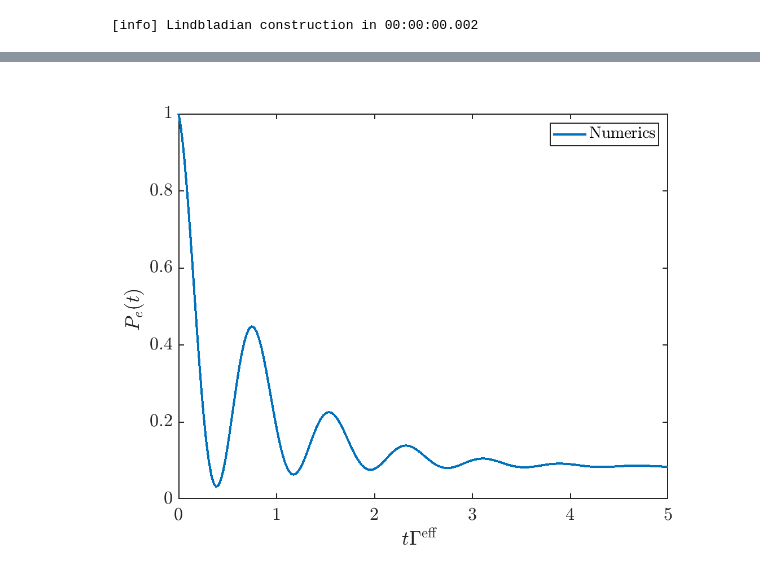
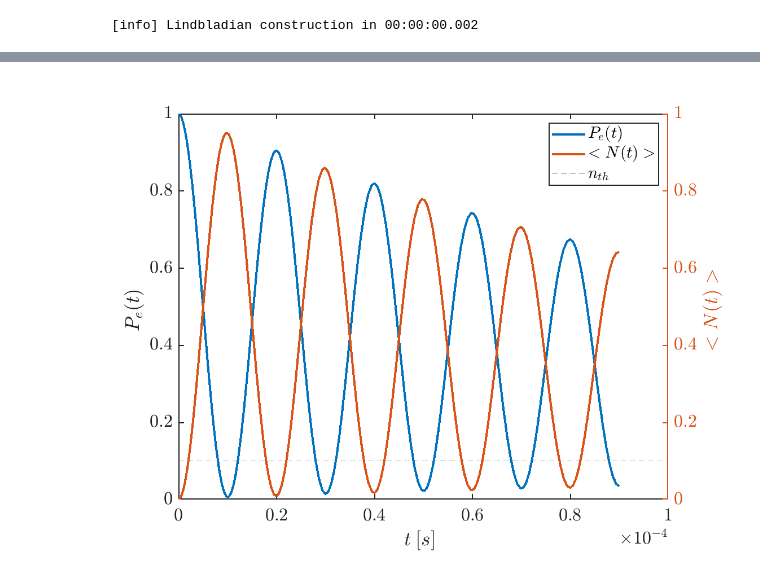
Before and after one commit to p-pietro/tp4-exercises, a Jupyter notebook: matlab/cavity.ipynb, the cells around one changed output, grey strips where cells are left out. Drawn from its saved outputs; the diff is of its cells as text; code cells hidden in the pictures.

```diff
--- a/matlab/cavity.ipynb
+++ b/matlab/cavity.ipynb
@@ -42,10 +85,17 @@ stopWatch(startTime,'  [info] Lindbladian construction in ');
 # %% [output]
   [info] Lindbladian construction in 00:00:00.002
 # %%
+startTime = stopWatch();
+% Diagonalize
 [pss,~] = eigs(L ,1,0);
 [I  ,~] = eigs(L',1,0);
 I = I';
 % Normalize
+prd = I*pss;
+I   =   I./sqrt(prd);
+pss = pss.*sqrt(prd)./prd;
+stopWatch(startTime,'  [info] Steady-state obtained in ');
 
-I
+% Check for normalization
+disp(['  [info] <I|pₛₛ> = ',num2str(I*pss)]);
 # %% [output]
@@ -60,19 +104,22 @@ I =
 # %%
-stateIdx     = 1;
-Geff         = 0.5;         % effective loss rate
-tSpan        = [0 5./Geff];       % up to 5 characteristic times
-p0           = zeros(4^2,1);
-p0(stateIdx) = 1;                 % density matrix in |1,1> or |10,10> pure state (with Nc = 50)
+stateIdx     = 1;                 % |e,0> state index
+tSpan        = [0 180e-6];
+p0           = zeros((Nc+2)^2,1);
+p0(stateIdx) = 1;                 % density matrix in |e,0> state
 p0           = p0./(I*p0);        % bi-normalize against left vacuum
 [tVec,pT]    = ode45(@(t,v) L*v, tSpan, p0);
 pT           = pT.';              % time steps as cols of pT
 # %%
 magicLaTeX;
 figure;
-ee = kron(kron([1 0; 0 0],id0),id1);
-plot(tVec.*Geff,real(I*ee*pT),'DisplayName','Numerics'); hold on;
+ee = kron(kron([1 0; 0 0],id_c),id0);
+plot(tVec.*Geff,real(I*ee*pT),'DisplayName','$P_e(t)$'); hold on;
+ylabel(' $P_e(t)$ ');
+yyaxis right;
+plot(tVec.*Geff,real(I*N*pT),'DisplayName','$<N(t)>$'); hold on;
+ylabel(' $<N(t)>$ ');
+xlabel(' $t\: [s]$ ');
+yline(Nss, '--', 'DisplayName', '$n_{th}$', 'Color', [0.5 0.5 0.5]);
 legend;
-xlabel(' $t\Gamma^{\mathrm{eff}}$ ');
-ylabel(' $P_e(t)$ ');
 # %% [output]
-[figure, old version]
+[figure, new version]
```
Also changed, not shown: parts of 6 cells of this notebook.
